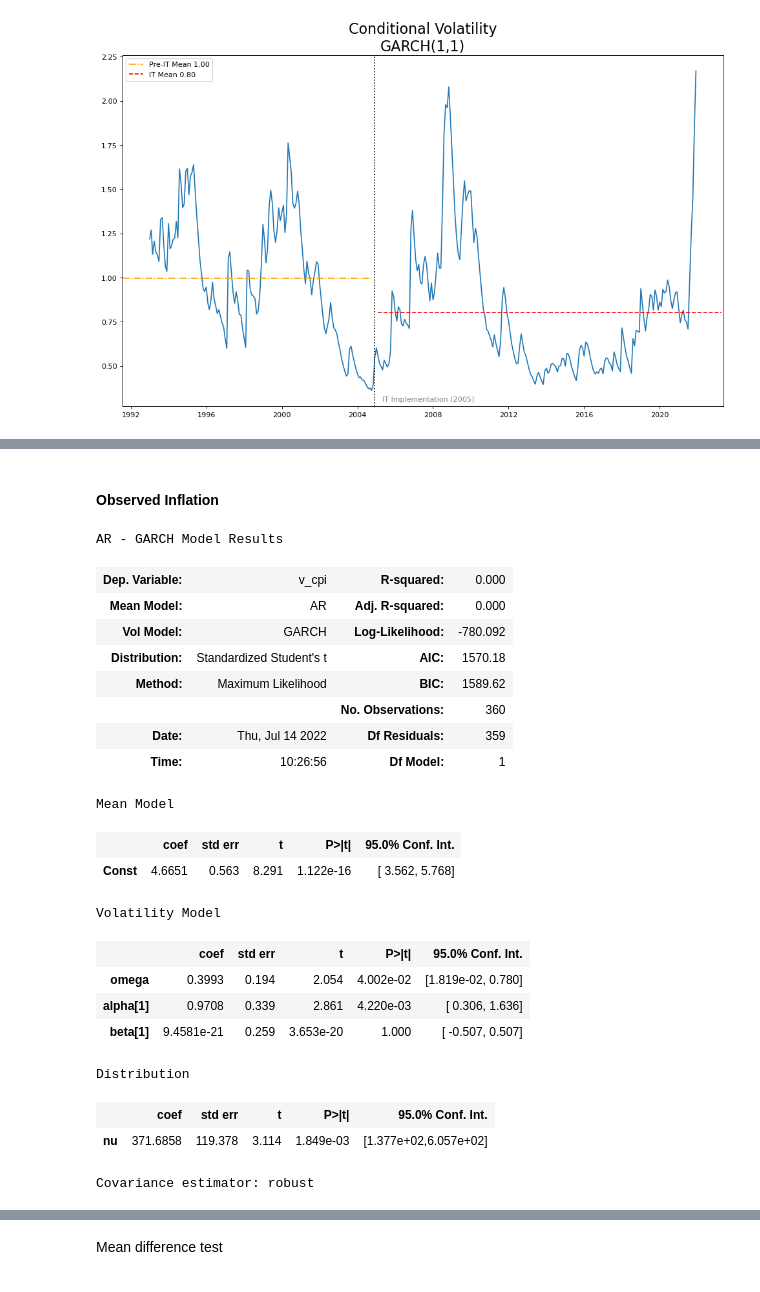
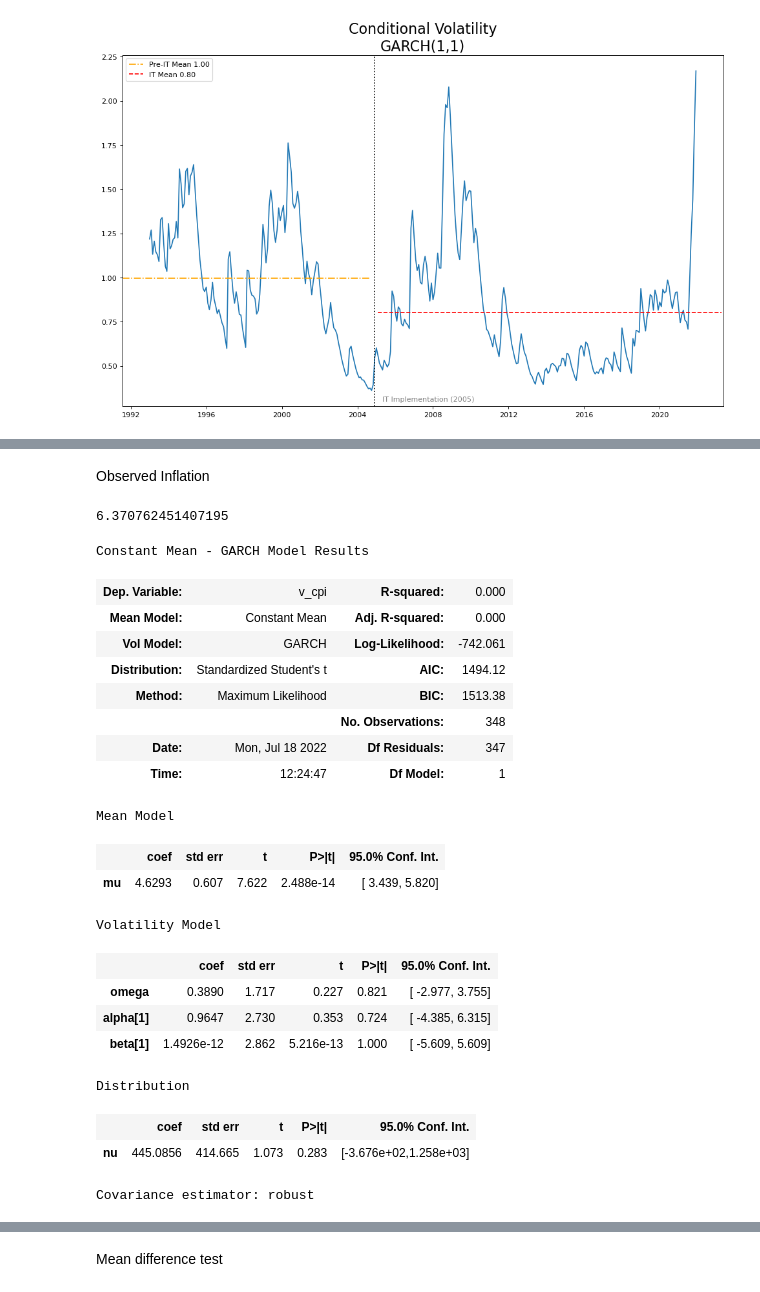
Before and after one commit to Marianojgm86/GARCH-CODES, a Jupyter notebook: 03_volatility_models.ipynb, the cells around one changed output, grey strips where cells are left out. Drawn from its saved outputs; the diff is of its cells as text; code cells hidden in the pictures.

```diff
--- a/03_volatility_models.ipynb
+++ b/03_volatility_models.ipynb
@@ -42,8 +42,8 @@ inf1 = inf1.drop("date", axis = 1)
 # %%
 # inf1.v_cpi.loc['1992-01-01':'2021-12-01'].plot()
 # %%
-simdf = inf1.loc['1992-01-01':'2021-12-01']
-predf = simdf.loc['1992-01-01':'2004-12-01']
+simdf = inf1.loc['1993-01-01':'2021-12-01']
+predf = simdf.loc['1993-01-01':'2004-12-01']
 itdf  = simdf.loc['2005-01-01':'2021-12-01']
 # %%
 # Ploting the data
@@ -183,31 +189,36 @@ plt.legend()
 # %% [markdown]
-#### Observed Inflation
+
+Observed Inflation
+# %%
+np.mean(simdf['v_cpi'])
+# %% [output]
+6.370762451407195
 # %%
 # GARCH(1,1)
-garch2 = arch.arch_model(simdf['v_cpi'], p=1, q=1, mean='ARX', rescale=False, dist='StudentsT', vol='garch')
-res2 = garch2.fit(disp=False)
-res2.summary()
+garch2 = arch.arch_model(simdf['v_cpi'], p=1, q=1, mean='Constant', rescale=False, dist='StudentsT', vol='garch')
+resa2 = garch2.fit(disp=False)
+resa2.summary()
 # %% [output]
-AR - GARCH Model Results
+Constant Mean - GARCH Model Results
 | Dep. Variable: | v_cpi | R-squared: | 0.000 |
-| Mean Model: | AR | Adj. R-squared: | 0.000 |
-| Vol Model: | GARCH | Log-Likelihood: | -780.092 |
-| Distribution: | Standardized Student's t | AIC: | 1570.18 |
-| Method: | Maximum Likelihood | BIC: | 1589.62 |
-|  |  | No. Observations: | 360 |
-| Date: | Thu, Jul 14 2022 | Df Residuals: | 359 |
-| Time: | 10:26:56 | Df Model: | 1 |
+| Mean Model: | Constant Mean | Adj. R-squared: | 0.000 |
+| Vol Model: | GARCH | Log-Likelihood: | -742.061 |
+| Distribution: | Standardized Student's t | AIC: | 1494.12 |
+| Method: | Maximum Likelihood | BIC: | 1513.38 |
+|  |  | No. Observations: | 348 |
+| Date: | Mon, Jul 18 2022 | Df Residuals: | 347 |
+| Time: | 12:24:47 | Df Model: | 1 |
 Mean Model
 |  | coef | std err | t | P>|t| | 95.0% Conf. Int. |
-| Const | 4.6651 | 0.563 | 8.291 | 1.122e-16 | [ 3.562, 5.768] |
+| mu | 4.6293 | 0.607 | 7.622 | 2.488e-14 | [ 3.439, 5.820] |
 Volatility Model
 |  | coef | std err | t | P>|t| | 95.0% Conf. Int. |
-| omega | 0.3993 | 0.194 | 2.054 | 4.002e-02 | [1.819e-02, 0.780] |
-| alpha[1] | 0.9708 | 0.339 | 2.861 | 4.220e-03 | [ 0.306, 1.636] |
-| beta[1] | 9.4581e-21 | 0.259 | 3.653e-20 | 1.000 | [ -0.507, 0.507] |
+| omega | 0.3890 | 1.717 | 0.227 | 0.821 | [ -2.977, 3.755] |
+| alpha[1] | 0.9647 | 2.730 | 0.353 | 0.724 | [ -4.385, 6.315] |
+| beta[1] | 1.4926e-12 | 2.862 | 5.216e-13 | 1.000 | [ -5.609, 5.609] |
 Distribution
 |  | coef | std err | t | P>|t| | 95.0% Conf. Int. |
-| nu | 371.6858 | 119.378 | 3.114 | 1.849e-03 | [1.377e+02,6.057e+02] |
+| nu | 445.0856 | 414.665 | 1.073 | 0.283 | [-3.676e+02,1.258e+03] |
 Covariance estimator: robust
 # %%
 
```
Also changed, not shown: parts of 55 cells of this notebook, 3 other files.
